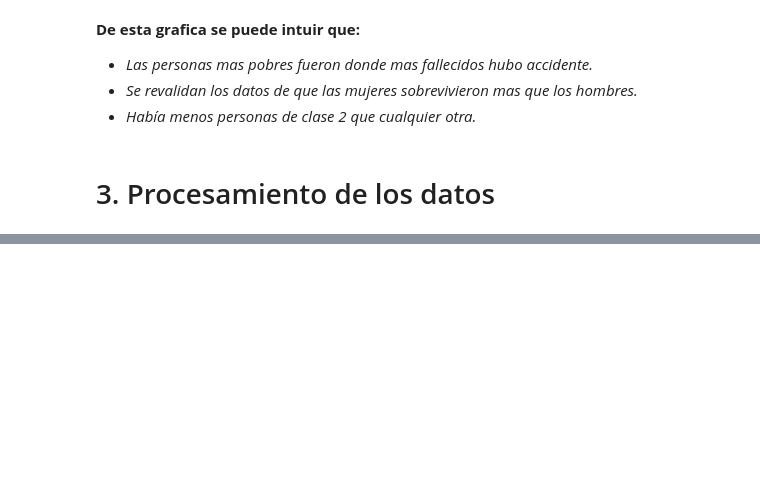
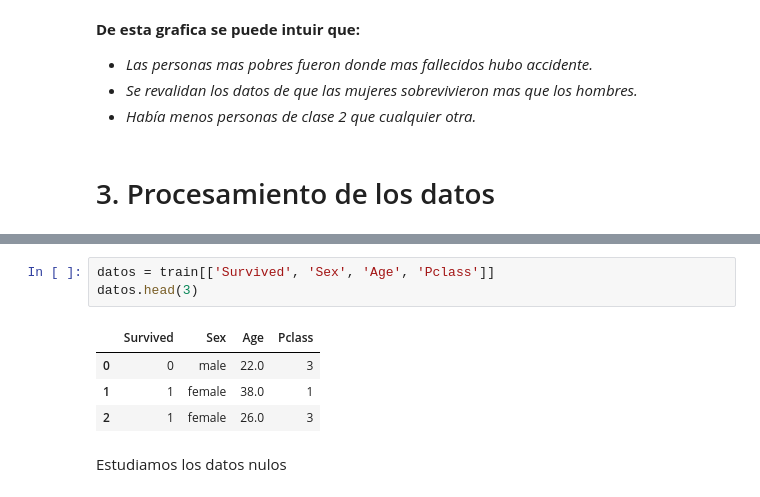
Before and after one commit to sneydermc3007/Analisis_Datos, a Jupyter notebook: Code/Analisis_titanic.ipynb, the cells around one changed output, grey strips where cells are left out. Saved outputs shown, nothing was run; the diff lists cells and outputs as text; blank space fills up the shorter version.

```diff
--- a/Code/Analisis_titanic.ipynb
+++ b/Code/Analisis_titanic.ipynb
@@ -164,0 +171,10 @@ Name: PassengerId, dtype: int64
+# %%
+datos = train[['Survived', 'Sex', 'Age', 'Pclass']]
+datos.head(3)
+# %% [output]
+|  | Survived | Sex | Age | Pclass |
+| 0 | 0 | male | 22.0 | 3 |
+| 1 | 1 | female | 38.0 | 1 |
+| 2 | 1 | female | 26.0 | 3 |
+# %% [markdown]
+Estudiamos los datos nulos
```
Also changed, not shown: parts of 27 cells of this notebook.
